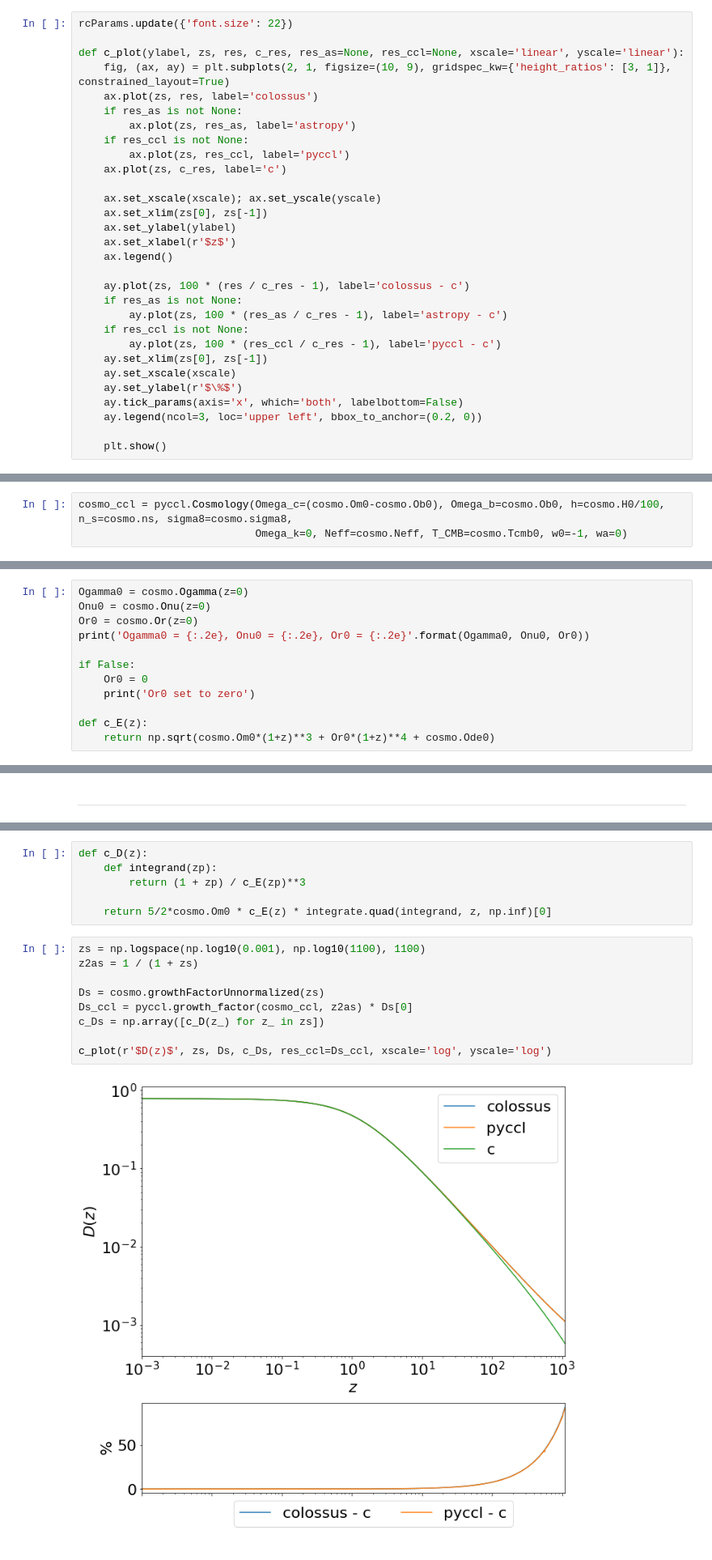
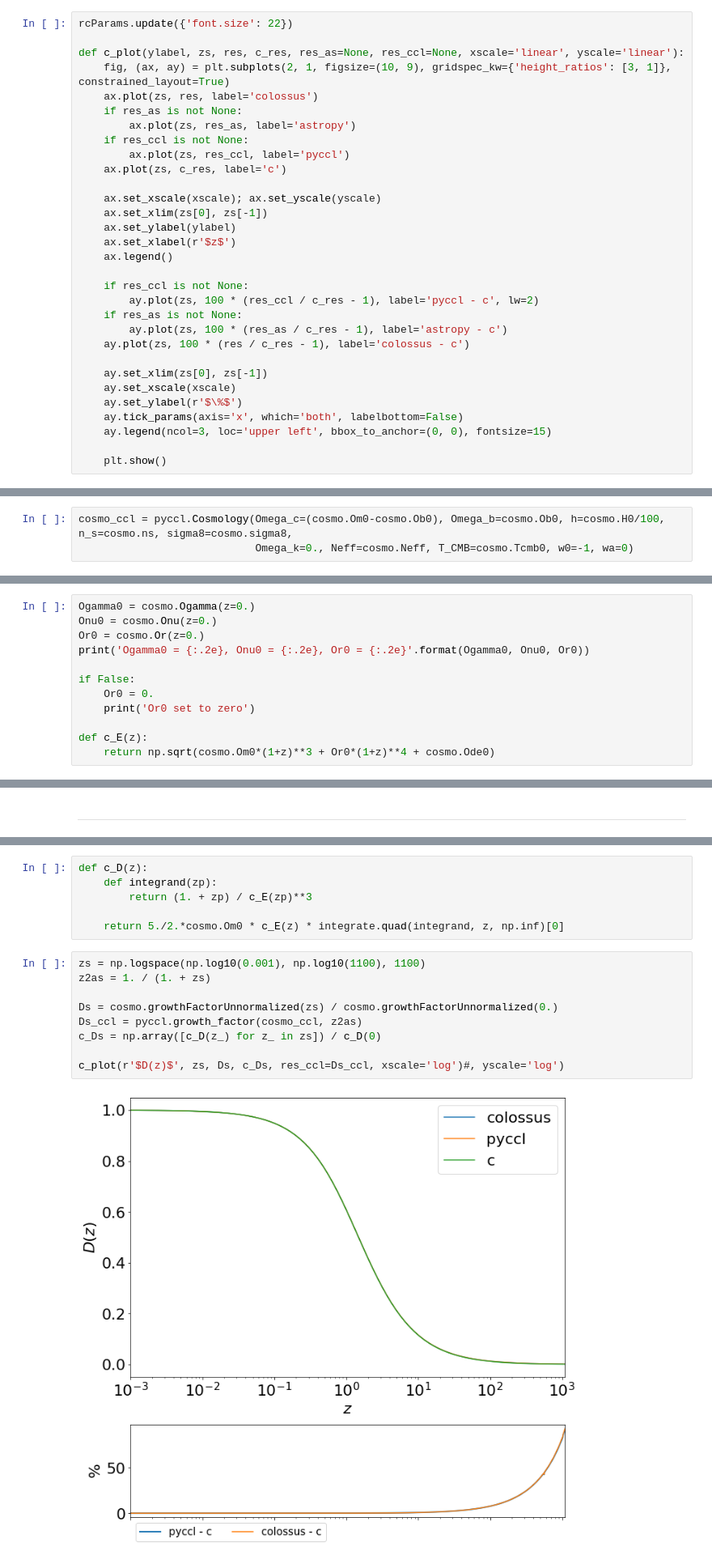
Before and after one commit to Yucheng-Zhang/cosmo-notes, a Jupyter notebook: background.ipynb, the cells around one changed output, grey strips where cells are left out. Shown: that part at 81% size. Cells and saved outputs as stored; diff of their text form.

```diff
--- a/background.ipynb
+++ b/background.ipynb
@@ -30,16 +31,17 @@ def c_plot(ylabel, zs, res, c_res, res_as=None, res_ccl=None, xscale='linear', y
     ax.set_xlabel(r'$z$')
     ax.legend()
 
-    ay.plot(zs, 100 * (res / c_res - 1), label='colossus - c')
+    if res_ccl is not None:
+        ay.plot(zs, 100 * (res_ccl / c_res - 1), label='pyccl - c', lw=2)
     if res_as is not None:
         ay.plot(zs, 100 * (res_as / c_res - 1), label='astropy - c')
-    if res_ccl is not None:
-        ay.plot(zs, 100 * (res_ccl / c_res - 1), label='pyccl - c')
+    ay.plot(zs, 100 * (res / c_res - 1), label='colossus - c')
+
     ay.set_xlim(zs[0], zs[-1])
     ay.set_xscale(xscale)
     ay.set_ylabel(r'$\%$')
     ay.tick_params(axis='x', which='both', labelbottom=False)
-    ay.legend(ncol=3, loc='upper left', bbox_to_anchor=(0.2, 0))
+    ay.legend(ncol=3, loc='upper left', bbox_to_anchor=(0, 0), fontsize=15)
 
     plt.show()
 # %% [markdown]
@@ -57,7 +59,7 @@ Cosmology "planck18"
 cosmo_as = FlatLambdaCDM(H0=cosmo.H0, Om0=cosmo.Om0, Tcmb0=cosmo.Tcmb0, Neff=cosmo.Neff, Ob0=cosmo.Ob0)
 # %%
 cosmo_ccl = pyccl.Cosmology(Omega_c=(cosmo.Om0-cosmo.Ob0), Omega_b=cosmo.Ob0, h=cosmo.H0/100, n_s=cosmo.ns, sigma8=cosmo.sigma8,
-                            Omega_k=0, Neff=cosmo.Neff, T_CMB=cosmo.Tcmb0, w0=-1, wa=0)
+                            Omega_k=0., Neff=cosmo.Neff, T_CMB=cosmo.Tcmb0, w0=-1, wa=0)
 # %% [markdown]
 ---
 # %% [markdown]
@@ -65,13 +67,13 @@ cosmo_ccl = pyccl.Cosmology(Omega_c=(cosmo.Om0-cosmo.Ob0), Omega_b=cosmo.Ob0, h=
 - Friedmann equation can be rewritten as $E(z) \equiv \frac{H(z)}{H_0} = \sqrt{\Omega_{m,0}(1+z)^3 + \Omega_{\rm rad,0}(1+z)^4 + \Omega_{\Lambda,0}}$
 - $\Omega_{\rm rad} = \Omega_\gamma + \Omega_\nu$ : the density of relativistic species, i.e. Photon + Neutrino (assuming negligible mass)
 # %%
-Ogamma0 = cosmo.Ogamma(z=0)
-Onu0 = cosmo.Onu(z=0)
-Or0 = cosmo.Or(z=0)
+Ogamma0 = cosmo.Ogamma(z=0.)
+Onu0 = cosmo.Onu(z=0.)
+Or0 = cosmo.Or(z=0.)
 print('Ogamma0 = {:.2e}, Onu0 = {:.2e}, Or0 = {:.2e}'.format(Ogamma0, Onu0, Or0))
 
 if False:
-    Or0 = 0
+    Or0 = 0.
     print('Or0 set to zero')
 
 def c_E(z):
@@ -120,17 +174,17 @@ c_plot(r'$\chi(z)$ [Mpc]', zs, chis, c_chis, res_as=chis_as, xscale='log')#, ysc
 # %%
 def c_D(z):
     def integrand(zp):
-        return (1 + zp) / c_E(zp)**3
+        return (1. + zp) / c_E(zp)**3
 
-    return 5/2*cosmo.Om0 * c_E(z) * integrate.quad(integrand, z, np.inf)[0]
+    return 5./2.*cosmo.Om0 * c_E(z) * integrate.quad(integrand, z, np.inf)[0]
 # %%
 zs = np.logspace(np.log10(0.001), np.log10(1100), 1100)
-z2as = 1 / (1 + zs)
+z2as = 1. / (1. + zs)
 
-Ds = cosmo.growthFactorUnnormalized(zs)
-Ds_ccl = pyccl.growth_factor(cosmo_ccl, z2as) * Ds[0]
-c_Ds = np.array([c_D(z_) for z_ in zs])
+Ds = cosmo.growthFactorUnnormalized(zs) / cosmo.growthFactorUnnormalized(0.)
+Ds_ccl = pyccl.growth_factor(cosmo_ccl, z2as)
+c_Ds = np.array([c_D(z_) for z_ in zs]) / c_D(0)
 
-c_plot(r'$D(z)$', zs, Ds, c_Ds, res_ccl=Ds_ccl, xscale='log', yscale='log')
+c_plot(r'$D(z)$', zs, Ds, c_Ds, res_ccl=Ds_ccl, xscale='log')#, yscale='log')
 # %% [output]
-[figure, old version]
+[figure, new version]
```
Also changed, not shown: parts of 14 cells of this notebook.
